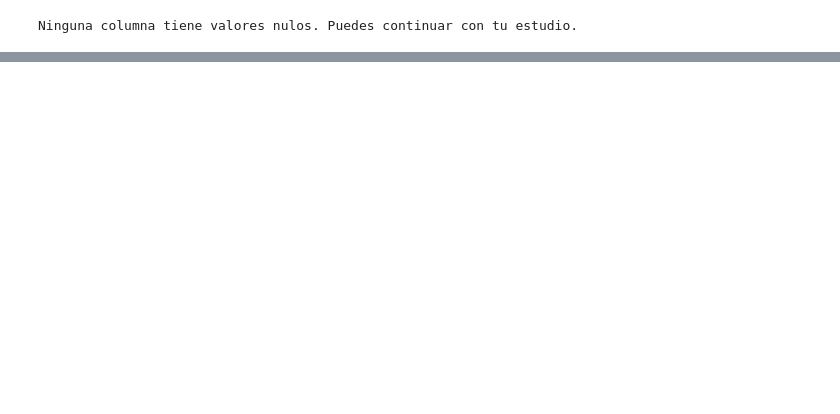
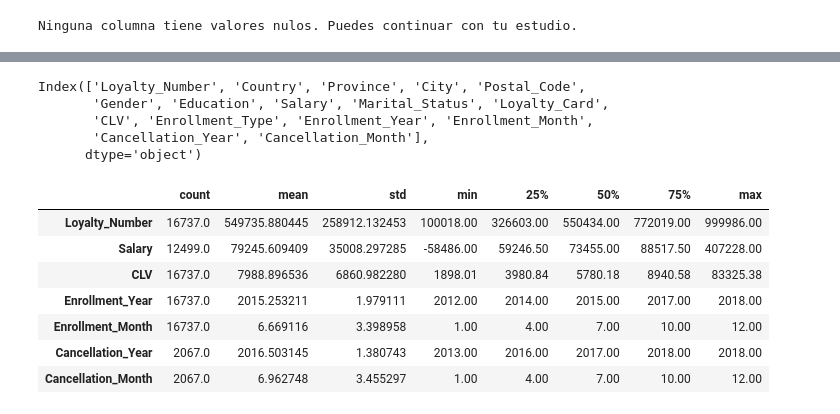
Before and after one commit to Adalab/bda-modulo-3-evaluacion-final-MPNimo, a Jupyter notebook: evaluacion-final-modulo3.ipynb, the cells around one changed output, grey strips where cells are left out. Drawn from its saved outputs; the diff is of its cells as text; code cells hidden in the pictures; blank space fills up the shorter version.

```diff
--- a/evaluacion-final-modulo3.ipynb
+++ b/evaluacion-final-modulo3.ipynb
@@ -286,0 +322,28 @@ nulos
+# %%
+# Podemos observar que de las 16 columnas o variables, hay tres que sí tienen valores nulos. Ahora veremos que hacer con estas variables.
+# Lo primero que vamos a hacer antes de continuar es a homogeneizar los nombres de las columnas, en este caso, el cambio que vamos a hacer
+# es quitar los espacios entre palabras y sustituirlos por barras bajas (_). Realizamos este cambio debido a que tener el nombre escrito
+# de esta forma nos puede dar problemas a la hora de realizar nuestro análisis.
+
+new_col = {col: col.replace(' ', '_') for col in df_CLH.columns}
+df_CLH.rename(columns=new_col, inplace=True)
+df_CLH.columns
+# %% [output]
+Index(['Loyalty_Number', 'Country', 'Province', 'City', 'Postal_Code',
+       'Gender', 'Education', 'Salary', 'Marital_Status', 'Loyalty_Card',
+       'CLV', 'Enrollment_Type', 'Enrollment_Year', 'Enrollment_Month',
+       'Cancellation_Year', 'Cancellation_Month'],
+      dtype='object')
+# %%
+# Vamos a realizar un análisis descriptivo de los datos para poder tener una idea general de los mismos antes de pasar con las
+# columnas con variables nulos.
+df_CLH.describe().T
+# %% [output]
+|  | count | mean | std | min | 25% | 50% | 75% | max |
+| Loyalty_Number | 16737.0 | 549735.880445 | 258912.132453 | 100018.00 | 326603.00 | 550434.00 | 772019.00 | 999986.00 |
+| Salary | 12499.0 | 79245.609409 | 35008.297285 | -58486.00 | 59246.50 | 73455.00 | 88517.50 | 407228.00 |
+| CLV | 16737.0 | 7988.896536 | 6860.982280 | 1898.01 | 3980.84 | 5780.18 | 8940.58 | 83325.38 |
+| Enrollment_Year | 16737.0 | 2015.253211 | 1.979111 | 2012.00 | 2014.00 | 2015.00 | 2017.00 | 2018.00 |
+| Enrollment_Month | 16737.0 | 6.669116 | 3.398958 | 1.00 | 4.00 | 7.00 | 10.00 | 12.00 |
+| Cancellation_Year | 2067.0 | 2016.503145 | 1.380743 | 2013.00 | 2016.00 | 2017.00 | 2018.00 | 2018.00 |
+| Cancellation_Month | 2067.0 | 6.962748 | 3.455297 | 1.00 | 4.00 | 7.00 | 10.00 | 12.00 |
```
Also changed, not shown: parts of 22 cells of this notebook.
